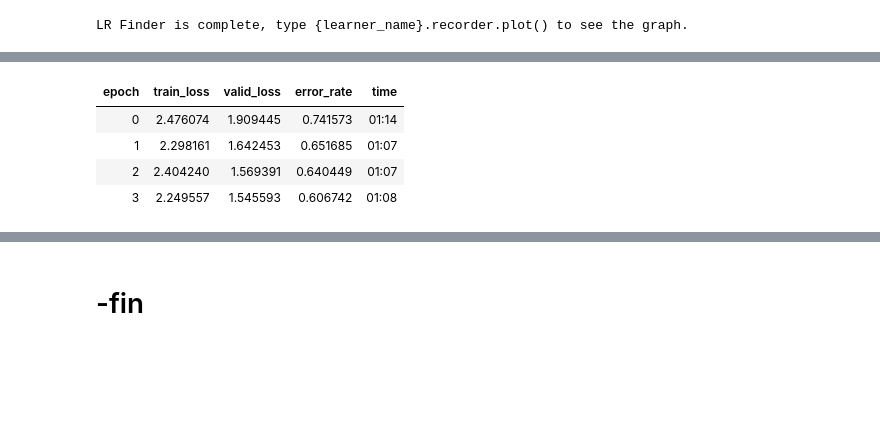
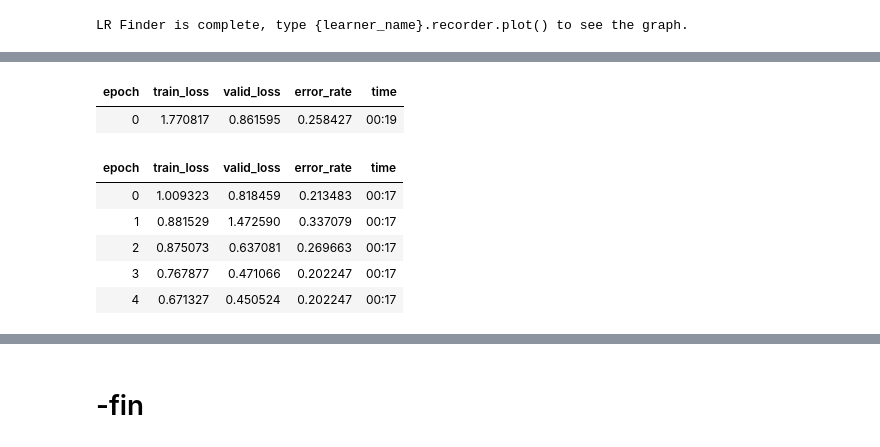
Before and after one commit to qAp/xview2comp, a Jupyter notebook: 03_damage_classification.ipynb, the cells around one changed output, grey strips where cells are left out. Drawn from its saved outputs; the diff is of its cells as text; code cells hidden in the pictures; blank space fills up the shorter version.

```diff
--- a/03_damage_classification.ipynb
+++ b/03_damage_classification.ipynb
@@ -73,15 +70,15 @@ def get_label(fname):
 # %%
-cats = list(datadf.damage.value_counts().index)
+cats = list(annots.damage.value_counts().index)
 cats
 # %% [output]
 ['no-damage/un-classified', 'minor-damage', 'major-damage', 'destroyed']
 # %%
 src = (ImageList(fnames)
        .split_by_idx(val_idx)
-       .label_from_func(get_label, classes=cats))
+       .label_from_func(partial(get_label, annots), classes=cats))
 # %%
-bs = 8
-sz = 64
+bs = 32
+sz = 512
 tfms = get_transforms(flip_vert=True, max_rotate=.2, max_warp=0., max_zoom=1.1, max_lighting=.4)
 data = (src.transform(tfms, size=sz, resize_method=ResizeMethod.SQUISH, padding_mode='zeros')
         .databunch(bs=bs)
@@ -143,10 +141,16 @@ learn.recorder.plot()
 # %%
-lr = 1e-5
+lr = 1e-2
 # %%
-learn.fit_one_cycle(4, max_lr=lr)
+learn.fit_one_cycle(1, max_lr=lr)
 # %% [output]
 | epoch | train_loss | valid_loss | error_rate | time |
-| 0 | 2.476074 | 1.909445 | 0.741573 | 01:14 |
-| 1 | 2.298161 | 1.642453 | 0.651685 | 01:07 |
-| 2 | 2.404240 | 1.569391 | 0.640449 | 01:07 |
-| 3 | 2.249557 | 1.545593 | 0.606742 | 01:08 |
+| 0 | 1.770817 | 0.861595 | 0.258427 | 00:19 |
+# %%
+learn.fit_one_cycle(5, max_lr=lr)
+# %% [output]
+| epoch | train_loss | valid_loss | error_rate | time |
+| 0 | 1.009323 | 0.818459 | 0.213483 | 00:17 |
+| 1 | 0.881529 | 1.472590 | 0.337079 | 00:17 |
+| 2 | 0.875073 | 0.637081 | 0.269663 | 00:17 |
+| 3 | 0.767877 | 0.471066 | 0.202247 | 00:17 |
+| 4 | 0.671327 | 0.450524 | 0.202247 | 00:17 |
```
Also changed, not shown: parts of 24 cells of this notebook, 1 other file.
